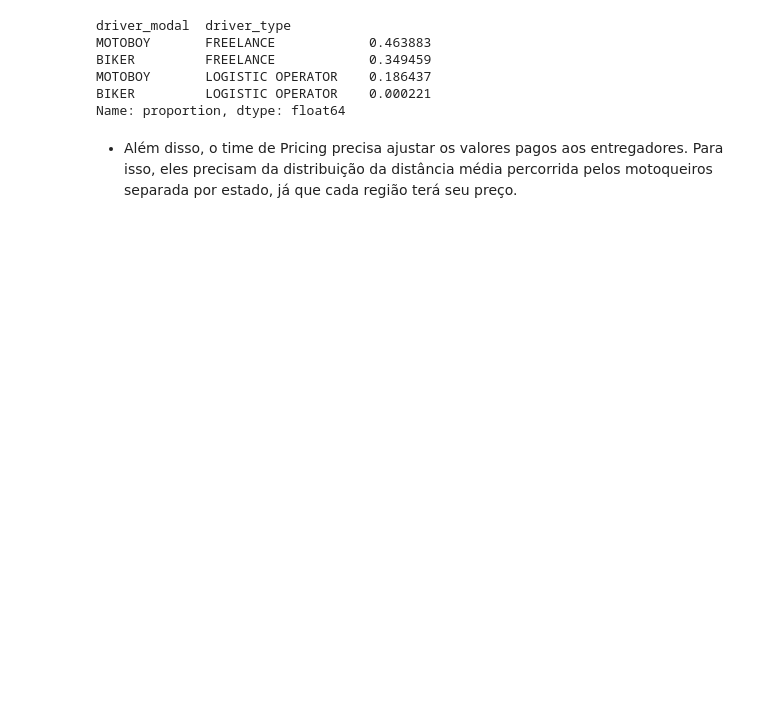
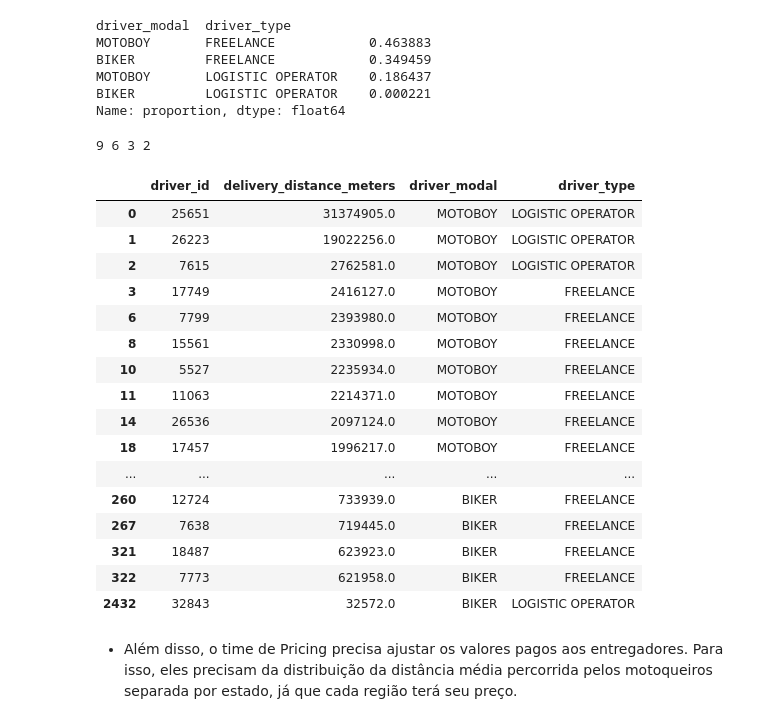
Before and after one commit to thomasfsr/airflow_foodcenter, a Jupyter notebook: notebooks/eda.ipynb, the cells around one changed output. Saved outputs shown, nothing was run; the diff lists cells and outputs as text; code cells hidden in the pictures; blank space fills up the shorter version.

```diff
--- a/notebooks/eda.ipynb
+++ b/notebooks/eda.ipynb
@@ -214,19 +236,49 @@ st1 =int(prop[0]*20)
 st2 =int(prop[1]*20)
 st3 =int(prop[2]*20)
 st4 =20-(st1+st2+st3)
+# %%
+print(st1, st2, st3, st4)
+# %% [output]
+9 6 3 2
+# %%
+st1 =int(prop[0]*20)
+st2 =int(prop[1]*20)
+st3 =int(prop[2]*20)
+st4 =20-(st1+st2+st3)
+df_strat= pd.concat([top_no_strat[(top_no_strat['driver_modal']=='MOTOBOY') & (top_no_strat['driver_type']=='FREELANCE')][:st1],
+        top_no_strat[(top_no_strat['driver_modal']=='BIKER') & (top_no_strat['driver_type']=='FREELANCE')][:st2],
+        top_no_strat[(top_no_strat['driver_modal']=='MOTOBOY') & (top_no_strat['driver_type']=='LOGISTIC OPERATOR')][:st3],
+        top_no_strat[(top_no_strat['driver_modal']=='BIKER') & (top_no_strat['driver_type']=='LOGISTIC OPERATOR')][:st4]
+],axis=0).sort_index()
 # %%
-df_strat= pd.concat([top_no_strat[(top_no_strat['driver_modal']=='MOTOBOY') & (top_no_strat['driver_type']=='FREELANCE')][:st1],
+if len(df_strat)!=20:
+    df_strat= pd.concat([top_no_strat[(top_no_strat['driver_modal']=='MOTOBOY') & (top_no_strat['driver_type']=='FREELANCE')][:st1+1],
         top_no_strat[(top_no_strat['driver_modal']=='BIKER') & (top_no_strat['driver_type']=='FREELANCE')][:st2],
         top_no_strat[(top_no_strat['driver_modal']=='MOTOBOY') & (top_no_strat['driver_type']=='LOGISTIC OPERATOR')][:st3],
         top_no_strat[(top_no_strat['driver_modal']=='BIKER') & (top_no_strat['driver_type']=='LOGISTIC OPERATOR')][:st4]
-],axis=0)
+],axis=0).sort_index()
-# %%
-if len(df_strat)!=20:
-    df_strat= pd.concat([top_no_strat[(top_no_strat['driver_modal']=='MOTOBOY') & (top_no_strat['driver_type']=='FREELANCE')][:st1+1],
-        top_no_strat[(top_no_strat['driver_modal']=='BIKER') & (top_no_strat['driver_type']=='FREELANCE')][:st2],
-        top_no_strat[(top_no_strat['driver_modal']=='MOTOBOY') & (top_no_strat['driver_type']=='LOGISTIC OPERATOR')][:st3],
-        top_no_strat[(top_no_strat['driver_modal']=='BIKER') & (top_no_strat['driver_type']=='LOGISTIC OPERATOR')][:st4]
-],axis=0)
+# %%
+df_strat['driver_id']= df_strat['driver_id'].astype('int64')
+# %%
+df_strat
+# %% [output]
+|  | driver_id | delivery_distance_meters | driver_modal | driver_type |
+| 0 | 25651 | 31374905.0 | MOTOBOY | LOGISTIC OPERATOR |
+| 1 | 26223 | 19022256.0 | MOTOBOY | LOGISTIC OPERATOR |
+| 2 | 7615 | 2762581.0 | MOTOBOY | LOGISTIC OPERATOR |
+| 3 | 17749 | 2416127.0 | MOTOBOY | FREELANCE |
+| 6 | 7799 | 2393980.0 | MOTOBOY | FREELANCE |
+| 8 | 15561 | 2330998.0 | MOTOBOY | FREELANCE |
+| 10 | 5527 | 2235934.0 | MOTOBOY | FREELANCE |
+| 11 | 11063 | 2214371.0 | MOTOBOY | FREELANCE |
+| 14 | 26536 | 2097124.0 | MOTOBOY | FREELANCE |
+| 18 | 17457 | 1996217.0 | MOTOBOY | FREELANCE |
+| ... | ... | ... | ... | ... |
+| 260 | 12724 | 733939.0 | BIKER | FREELANCE |
+| 267 | 7638 | 719445.0 | BIKER | FREELANCE |
+| 321 | 18487 | 623923.0 | BIKER | FREELANCE |
+| 322 | 7773 | 621958.0 | BIKER | FREELANCE |
+| 2432 | 32843 | 32572.0 | BIKER | LOGISTIC OPERATOR |
 # %% [markdown]
 - Além disso, o time de Pricing precisa ajustar os valores pagos aos entregadores. Para isso, eles precisam da distribuição da distância média percorrida pelos motoqueiros separada por estado, já que cada região terá seu preço.
 # %%
```
Also changed, not shown: parts of 7 cells of this notebook, 4 other files.
